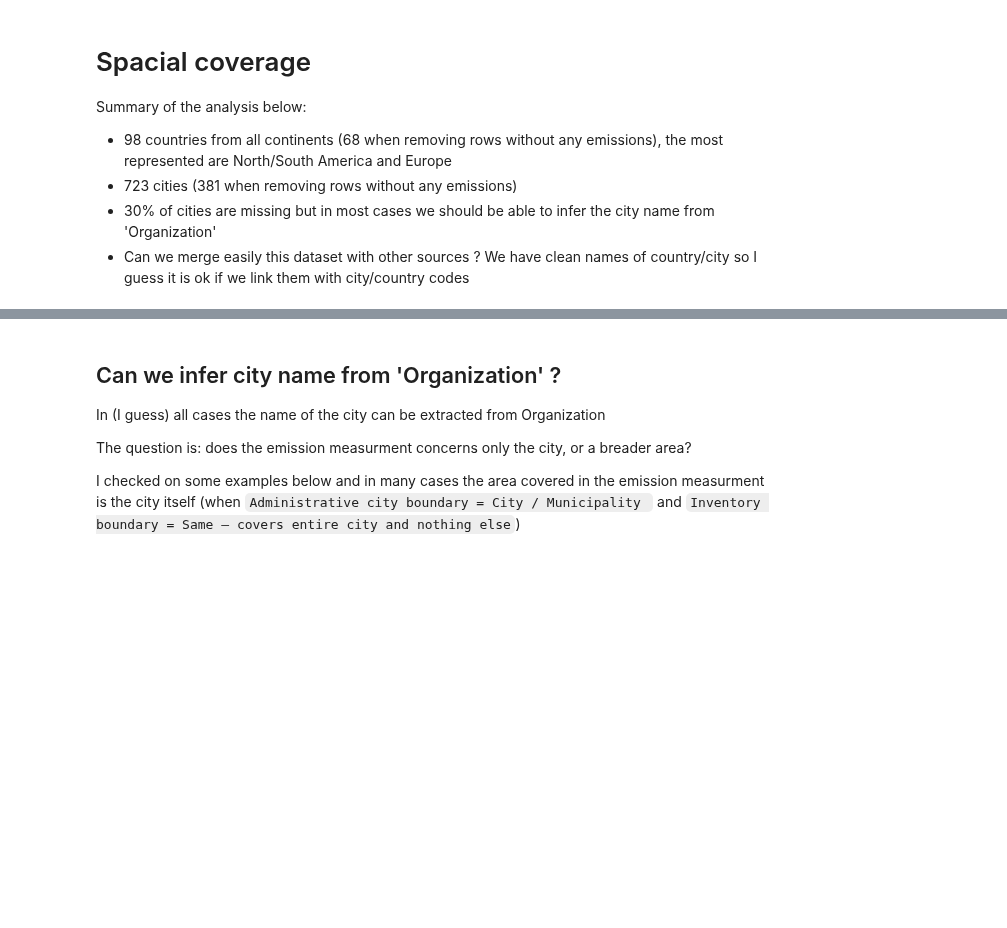
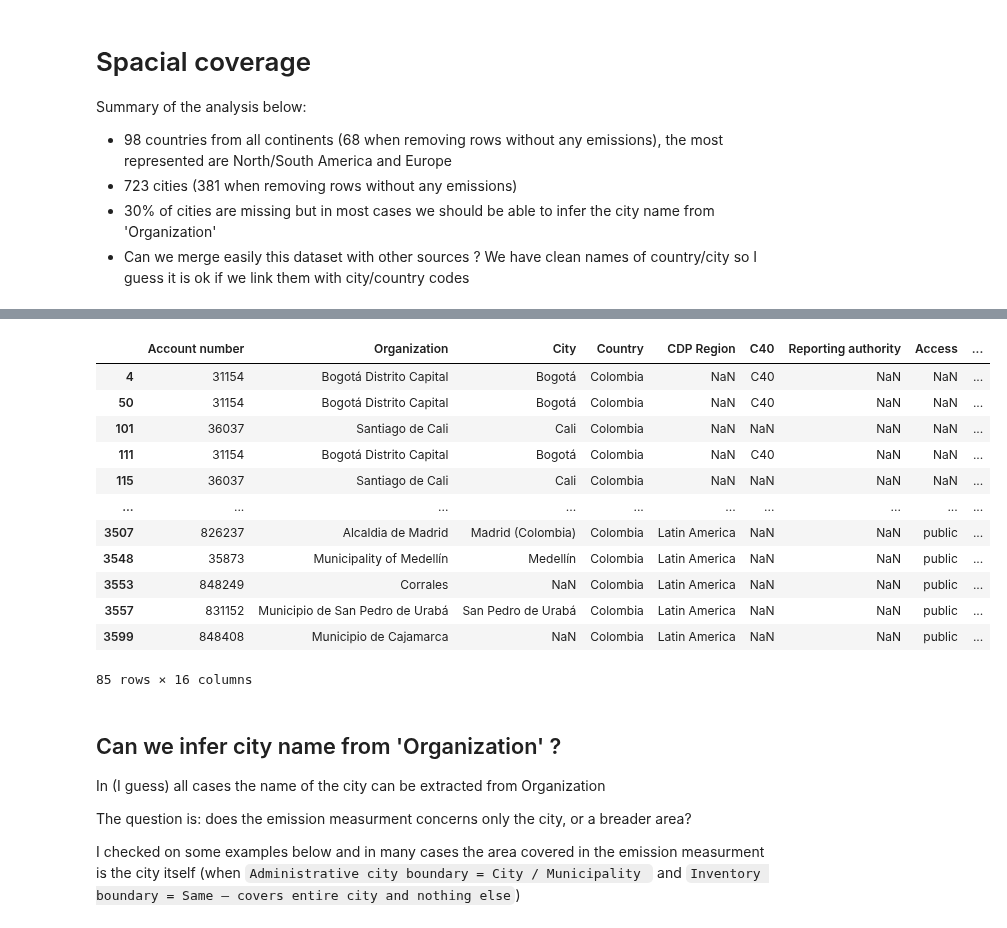
Before and after one commit to OpenGeoScales/ogs-data-exploration, a Jupyter notebook: notebooks/ghg-emissions/cdp/cdp-notebook.ipynb, the cells around one changed output, grey strips where cells are left out. Cells and saved outputs as stored; diff of their text form; code cells hidden in the pictures; blank space fills up the shorter version.

```diff
--- a/notebooks/ghg-emissions/cdp/cdp-notebook.ipynb
+++ b/notebooks/ghg-emissions/cdp/cdp-notebook.ipynb
@@ -193,7 +336,7 @@ Summary of the analysis below:
 - Can we merge easily this dataset with other sources ? We have clean names of country/city so I guess it is ok if we link them with city/country codes
 # %%
 # Keeping only geo-related data so it's easier to display
-geo_data = data.loc[:, ['Account Number', 'Organization', 'City', 'Country', 'CDP Region','Reporting Authority', 'Access',
+geo_data = data.loc[:, ['Account number', 'Organization', 'City', 'Country', 'CDP Region', 'C40', 'Reporting authority', 'Access',
                         'City-wide emissions inventory', 'Administrative city boundary', 'Inventory boundary (compared to Administrative city boundary)',
-                       'Land area (in square km)', 'City Location']]
+                       'Land area (in square km)', 'City location', 'Country location', 'Average altitude (m)', 'Average annual temperature (in Celsius)']]
 geo_data.head()
@@ -221,6 +413,20 @@ print(geo_data.groupby(by = 'Country')['Country'].count().sort_values(ascending
 # %%
 # Let's see an example
-geo_data[geo_data['Country']=='France'];
+geo_data[geo_data['Country']=='Colombia']
+# %% [output]
+|  | Account number | Organization | City | Country | CDP Region | C40 | Reporting authority | Access | ... |
+| 4 | 31154 | Bogotá Distrito Capital | Bogotá | Colombia | NaN | C40 | NaN | NaN | ... |
+| 50 | 31154 | Bogotá Distrito Capital | Bogotá | Colombia | NaN | C40 | NaN | NaN | ... |
+| 101 | 36037 | Santiago de Cali | Cali | Colombia | NaN | NaN | NaN | NaN | ... |
+| 111 | 31154 | Bogotá Distrito Capital | Bogotá | Colombia | NaN | C40 | NaN | NaN | ... |
+| 115 | 36037 | Santiago de Cali | Cali | Colombia | NaN | NaN | NaN | NaN | ... |
+| ... | ... | ... | ... | ... | ... | ... | ... | ... | ... |
+| 3507 | 826237 | Alcaldia de Madrid | Madrid (Colombia) | Colombia | Latin America | NaN | NaN | public | ... |
+| 3548 | 35873 | Municipality of Medellín | Medellín | Colombia | Latin America | NaN | NaN | public | ... |
+| 3553 | 848249 | Corrales | NaN | Colombia | Latin America | NaN | NaN | public | ... |
+| 3557 | 831152 | Municipio de San Pedro de Urabá | San Pedro de Urabá | Colombia | Latin America | NaN | NaN | public | ... |
+| 3599 | 848408 | Municipio de Cajamarca | NaN | Colombia | Latin America | NaN | NaN | public | ... |
+85 rows × 16 columns
 # %% [markdown]
 ## Can we infer city name from 'Organization' ?
 
```
Also changed, not shown: parts of 48 cells of this notebook, 5 other files.
